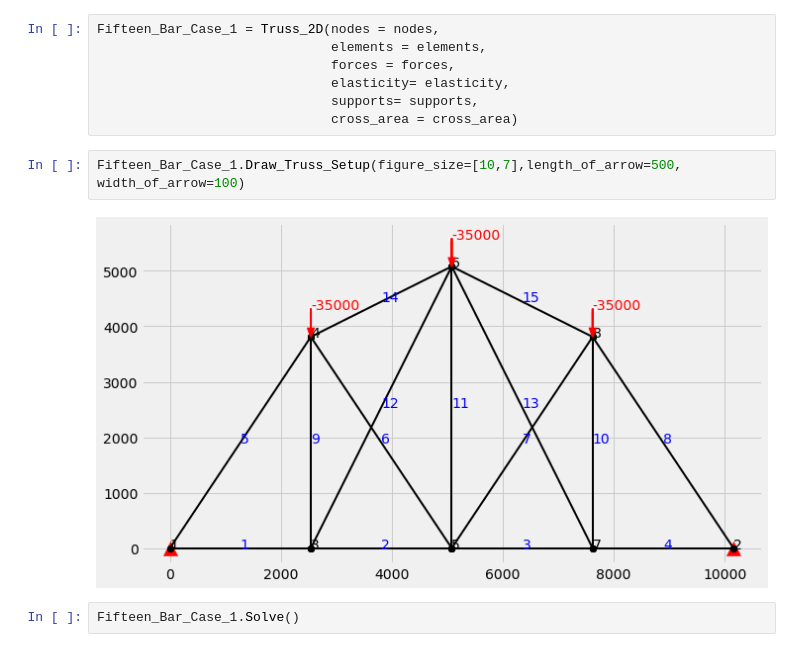
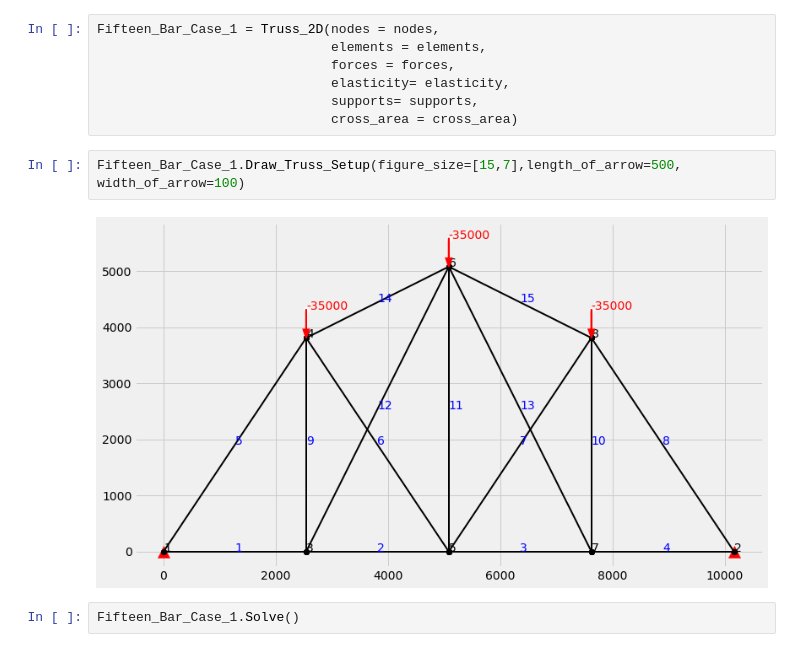
Before and after one commit to mjamezquidilla/pysead, a Jupyter notebook: Examples/Truss_2D/10_Bar_Problem.ipynb, the cells around one changed output. Drawn from its saved outputs; the diff is of its cells as text.

```diff
--- a/Examples/Truss_2D/10_Bar_Problem.ipynb
+++ b/Examples/Truss_2D/10_Bar_Problem.ipynb
@@ -166,8 +174,8 @@ Fifteen_Bar_Case_1 = Truss_2D(nodes = nodes,
                               supports= supports,
                               cross_area = cross_area)
 # %%
-Fifteen_Bar_Case_1.Draw_Truss_Setup(figure_size=[10,7],length_of_arrow=500, width_of_arrow=100)
+Fifteen_Bar_Case_1.Draw_Truss_Setup(figure_size=[15,7],length_of_arrow=500, width_of_arrow=100)
 # %% [output]
-[figure, old version]
+[figure, new version]
 # %%
 Fifteen_Bar_Case_1.Solve()
```
Also changed, not shown: parts of 11 cells of this notebook, 2 other files.
